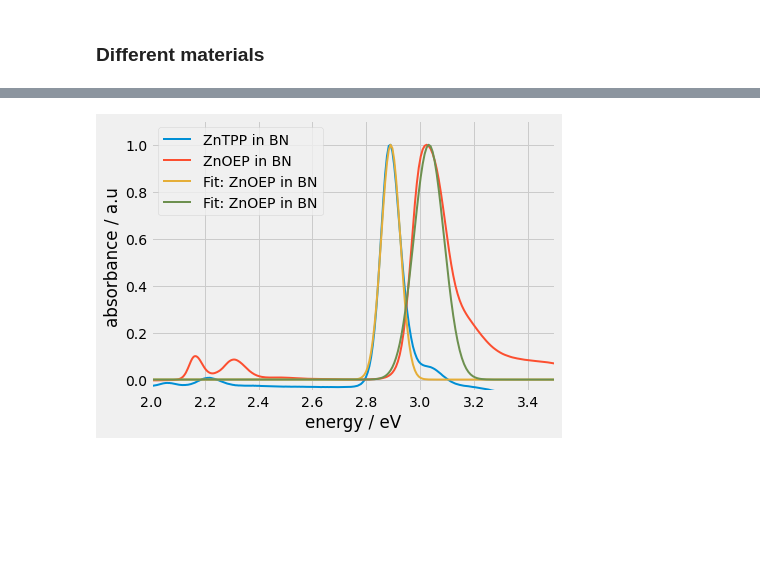
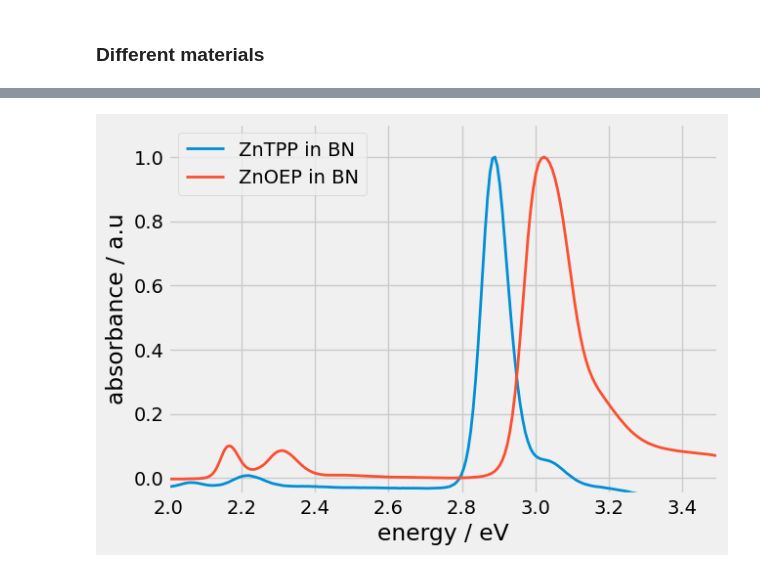
Before and after one commit to LeoausderDose/PPD, a Jupyter notebook: Versuch_TransienteAbsorption/Program/UVVISAbsorp.ipynb, the cells around one changed output, grey strips where cells are left out. Drawn from its saved outputs; the diff is of its cells as text; code cells hidden in the pictures; blank space fills up the shorter version.

```diff
--- a/Versuch_TransienteAbsorption/Program/UVVISAbsorp.ipynb
+++ b/Versuch_TransienteAbsorption/Program/UVVISAbsorp.ipynb
@@ -291,22 +291,22 @@ Der Peak in ZnOEP: 3.0324985107493925(1.1901171712492485e-06)
 # %%
 breit = 17/2.54
 plt.figure(figsize=(breit, breit/np.sqrt(2)))
 #plt.plot(df.iloc[:,11], df.iloc[:,5], marker = None, label = 'BN')
 plt.plot(df.iloc[:,11], df.iloc[:,7]/max(df.iloc[:,7]), marker = None, label = 'ZnTPP in BN')
 plt.plot(df.iloc[:,11], df.iloc[:,9]/max(df.iloc[:,9]), marker = None, label = 'ZnOEP in BN')
-plt.plot(df.iloc[:,11], fitZnTPPinBN_2/max(fitZnTPPinBN_2), marker = None, label = 'Fit: ZnOEP in BN')
-plt.plot(df.iloc[:,11], fitZnOEPinBN/max(fitZnOEPinBN), marker = None, label = 'Fit: ZnOEP in BN')
+# plt.plot(df.iloc[:,11], fitZnTPPinBN_2/max(fitZnTPPinBN_2), marker = None, label = 'Fit: ZnOEP in BN')
+# plt.plot(df.iloc[:,11], fitZnOEPinBN/max(fitZnOEPinBN), marker = None, label = 'Fit: ZnOEP in BN')
 
 plt.xlabel('energy / eV')
 plt.ylabel('absorbance / a.u')
 
 plt.xlim(2,3.5)
 plt.ylim(-0.05,)
 #plt.yscale('log')
 plt.legend()
 
 plt.tight_layout()
 
 plt.show()
 # %% [output]
-[figure, old version]
+[figure, new version]
```
Also changed, not shown: parts of 10 cells of this notebook, 3 other files.
